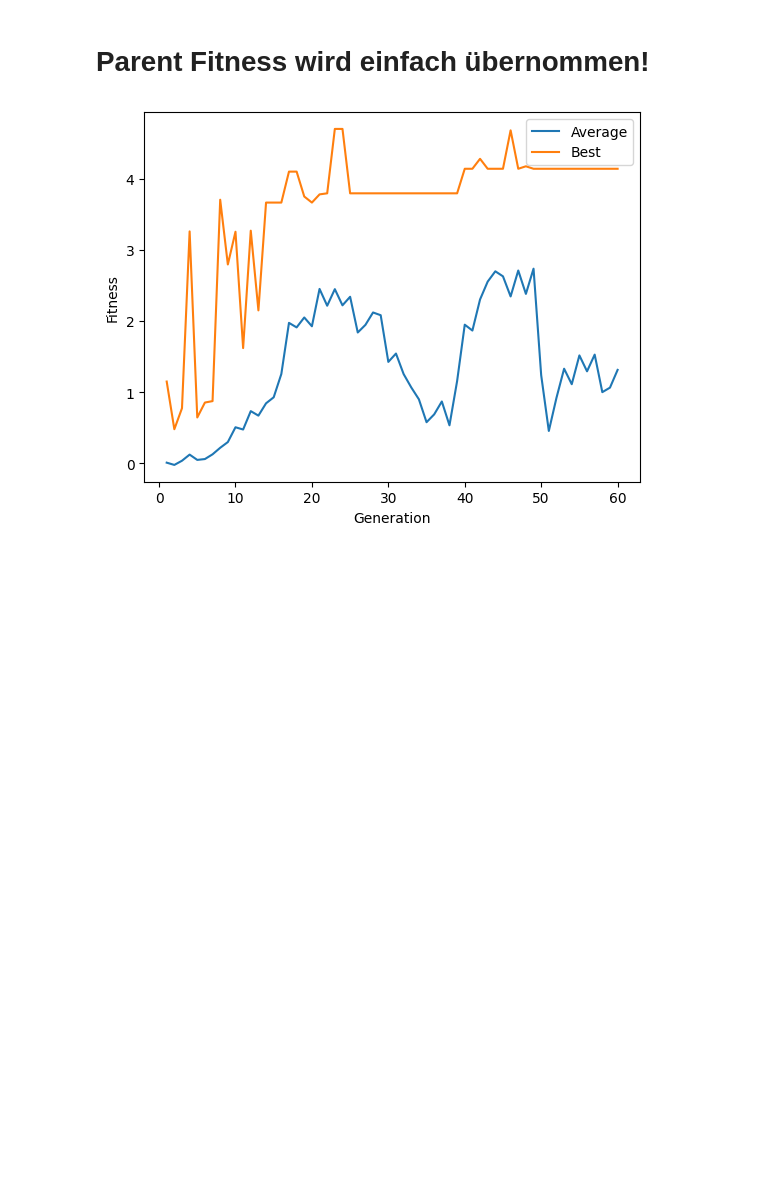
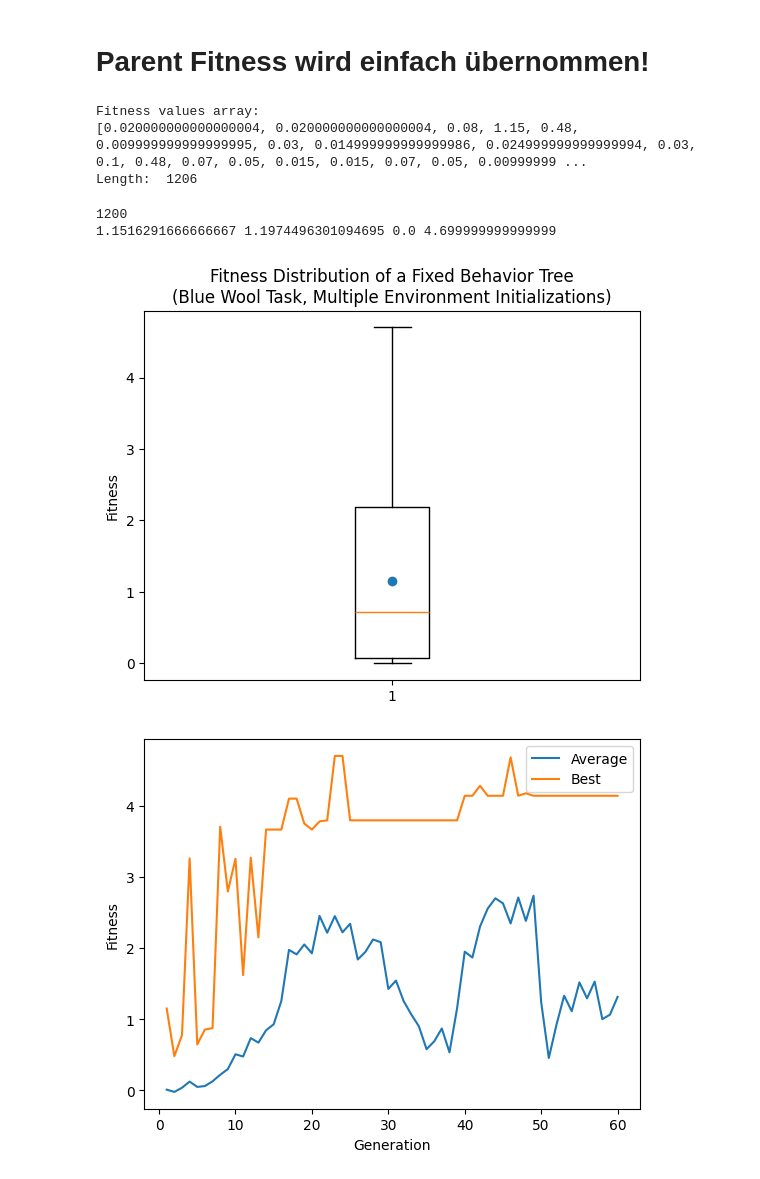
Before and after one commit to RealBenTen10/Swarmcraft, a Jupyter notebook: swarmcraft/stats/analysis.ipynb, the cells around one changed output. Cells and saved outputs as stored; diff of their text form; code cells hidden in the pictures; blank space fills up the shorter version.

```diff
--- a/swarmcraft/stats/analysis.ipynb
+++ b/swarmcraft/stats/analysis.ipynb
@@ -1,5 +1,46 @@
 # %% [markdown]
 # Parent Fitness wird einfach übernommen!
+# %%
+import re
+
+# Paste your log as a multi-line string
+with open("run_12/shell_text.txt", "r") as f:
+    log_data = f.read()
+
+
+# Use regex to find all fitness values
+fitness_values = [float(f) for f in re.findall(r"has fitness:\s+([0-9.]+)", log_data)]
+
+print("Fitness values array:")
+print(fitness_values)
+print("Length: ", len(fitness_values))
+# %% [output]
+Fitness values array:
+[0.020000000000000004, 0.020000000000000004, 0.08, 1.15, 0.48, 0.009999999999999995, 0.03, 0.014999999999999986, 0.024999999999999994, 0.03, 0.1, 0.48, 0.07, 0.05, 0.015, 0.015, 0.07, 0.05, 0.00999999 ...
+Length:  1206
+# %%
+import matplotlib.pyplot as plt
+import numpy as np
+
+fitness = fitness_values[:1200]
+t = len(fitness)
+print(t)
+mean_fitness = np.mean(fitness)
+std_fitness = np.std(fitness)
+min_fitness = np.min(fitness)
+max_fitness = np.max(fitness)
+
+print(mean_fitness, std_fitness, min_fitness, max_fitness)
+plt.figure()
+plt.boxplot(fitness, vert=True)
+plt.scatter(1, mean_fitness)
+plt.ylabel("Fitness")
+plt.title("Fitness Distribution of a Fixed Behavior Tree\n(Blue Wool Task, Multiple Environment Initializations)")
+plt.show()
+# %% [output]
+1200
+1.1516291666666667 1.1974496301094695 0.0 4.699999999999999
+[figure, added]
 # %%
 import pickle
 import matplotlib.pyplot as plt
```
Also changed, not shown: parts of 6 cells of this notebook, 4 other files.
